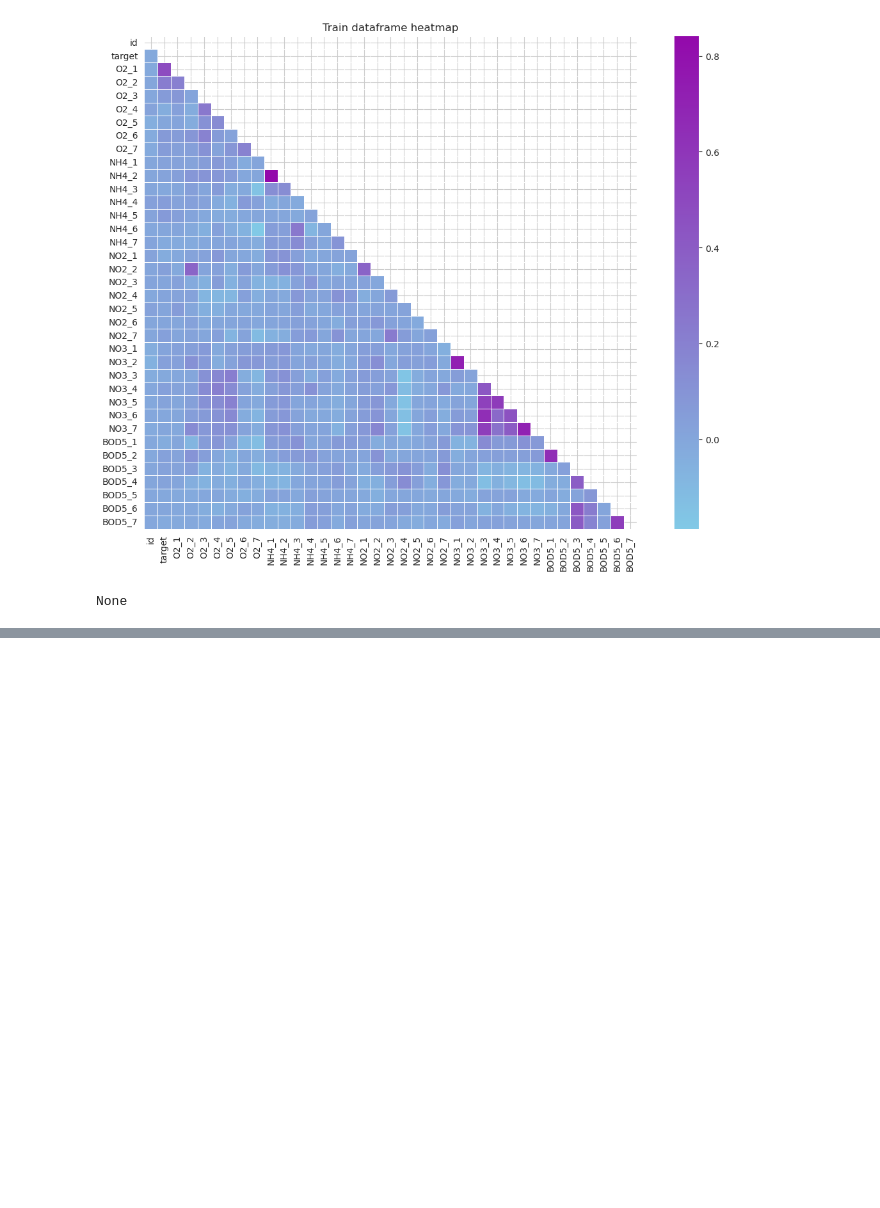
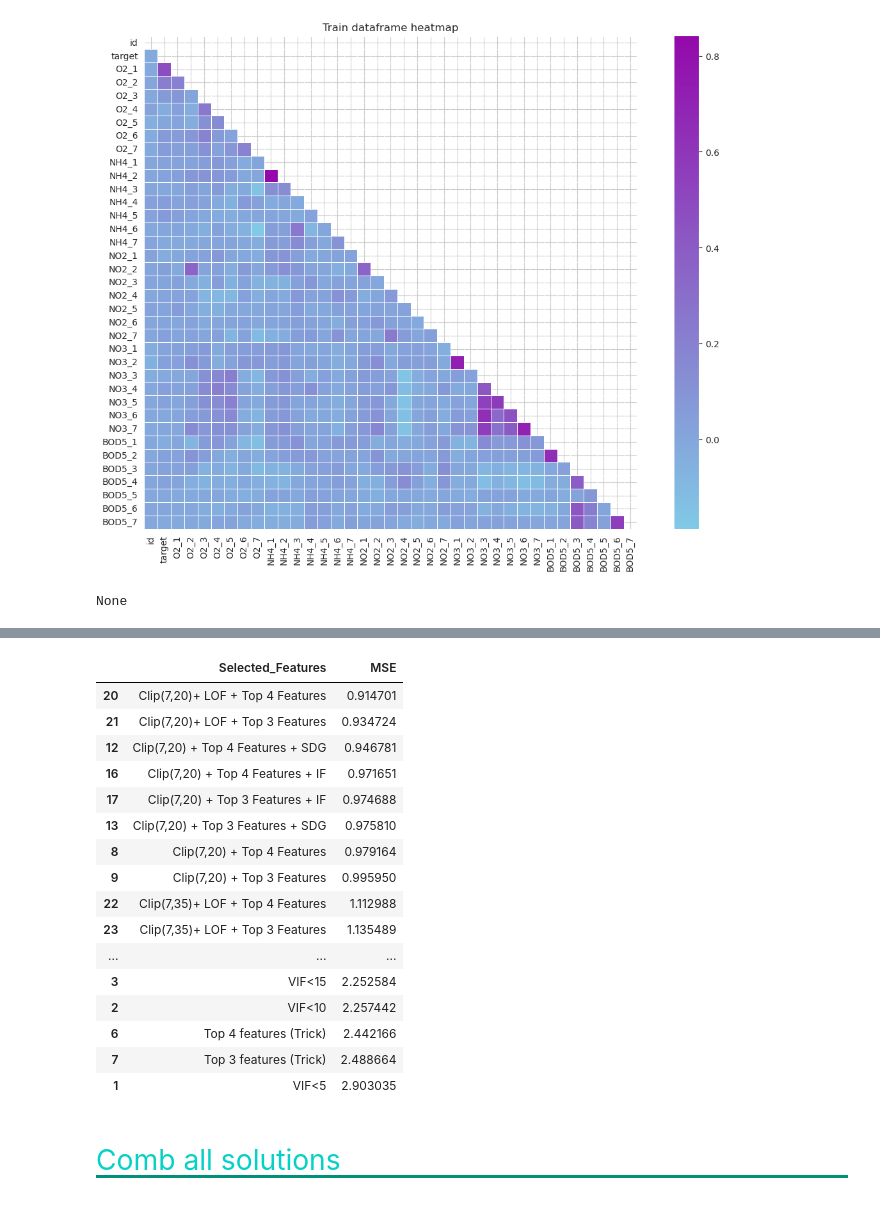
Before and after one commit to fxop0218/PlayGround-Kaggle-Series3, a Jupyter notebook: ps-s3-e21-eda-model-en-es.ipynb, the cells around one changed output, grey strips where cells are left out. Saved outputs shown, nothing was run; the diff lists cells and outputs as text; code cells hidden in the pictures; blank space fills up the shorter version.

```diff
--- a/ps-s3-e21-eda-model-en-es.ipynb
+++ b/ps-s3-e21-eda-model-en-es.ipynb
@@ -349,0 +277,34 @@ print(vif_res)
+# %%
+SEED = 18
+NUMBER_SPLITS = 5
+
+random_forest_reg = RandomForestRegressor(
+       n_estimators=1000,
+       max_depth=7,
+       n_jobs=-1,
+       random_state=42)
+
+mse_results = pd.DataFrame(columns=['Selected_Features', 'MSE'])
+
+def eval_rf(df, selected_feat, title: str = "Evaluation"):
+    global mse_results
+
+    X = df[selected_feat]
+    Y = df[TARGET]
+
+    kf = KFold(n_splits=NUMBER_SPLITS, shuffle=True, random_state=SEED)
+    mse_scores = []
+
+    for train_idx, test_idx in kf.split(X):
+        X_train, X_test = X.iloc[train_idx], X.iloc[test_idx]
+        y_train, y_test = Y.iloc[train_idx], Y.iloc[test_idx]
+
+        random_forest_reg.fit(X_train, y_train)
+        y_hat = random_forest_reg.predict(X_test)
+        mse = mean_squared_error(y_test, y_hat)
+        mse_scores.append(mse)
+
+    average_mse = np.mean(mse_scores)
+    mse_results = mse_results.append({'Selected_Features': title, 'MSE': average_mse}, ignore_index=True)
+
+    print(f"{yllw}Evaluation {title}{res}\nAverage MSE: {average_mse}")
@@ -349,0 +557,22 @@ print(vif_res)
+# %%
+mse_results.sort_values(by='MSE')
+# %% [output]
+|  | Selected_Features | MSE |
+| 20 | Clip(7,20)+ LOF + Top 4 Features | 0.914701 |
+| 21 | Clip(7,20)+ LOF + Top 3 Features | 0.934724 |
+| 12 | Clip(7,20) + Top 4 Features + SDG | 0.946781 |
+| 16 | Clip(7,20) + Top 4 Features + IF | 0.971651 |
+| 17 | Clip(7,20) + Top 3 Features + IF | 0.974688 |
+| 13 | Clip(7,20) + Top 3 Features + SDG | 0.975810 |
+| 8 | Clip(7,20) + Top 4 Features | 0.979164 |
+| 9 | Clip(7,20) + Top 3 Features | 0.995950 |
+| 22 | Clip(7,35)+ LOF + Top 4 Features | 1.112988 |
+| 23 | Clip(7,35)+ LOF + Top 3 Features | 1.135489 |
+| ... | ... | ... |
+| 3 | VIF<15 | 2.252584 |
+| 2 | VIF<10 | 2.257442 |
+| 6 | Top 4 features (Trick) | 2.442166 |
+| 7 | Top 3 features (Trick) | 2.488664 |
+| 1 | VIF<5 | 2.903035 |
+# %% [markdown]
+## <p style="font-family:Consolas Mono; font-weight:normal; letter-spacing: 2px; color:#06D1C7; font-size:130%; text-align:left;padding: 0px; border-bottom: 3px solid #008F77">Comb all solutions</p>
```
Also changed, not shown: parts of 51 cells of this notebook.
